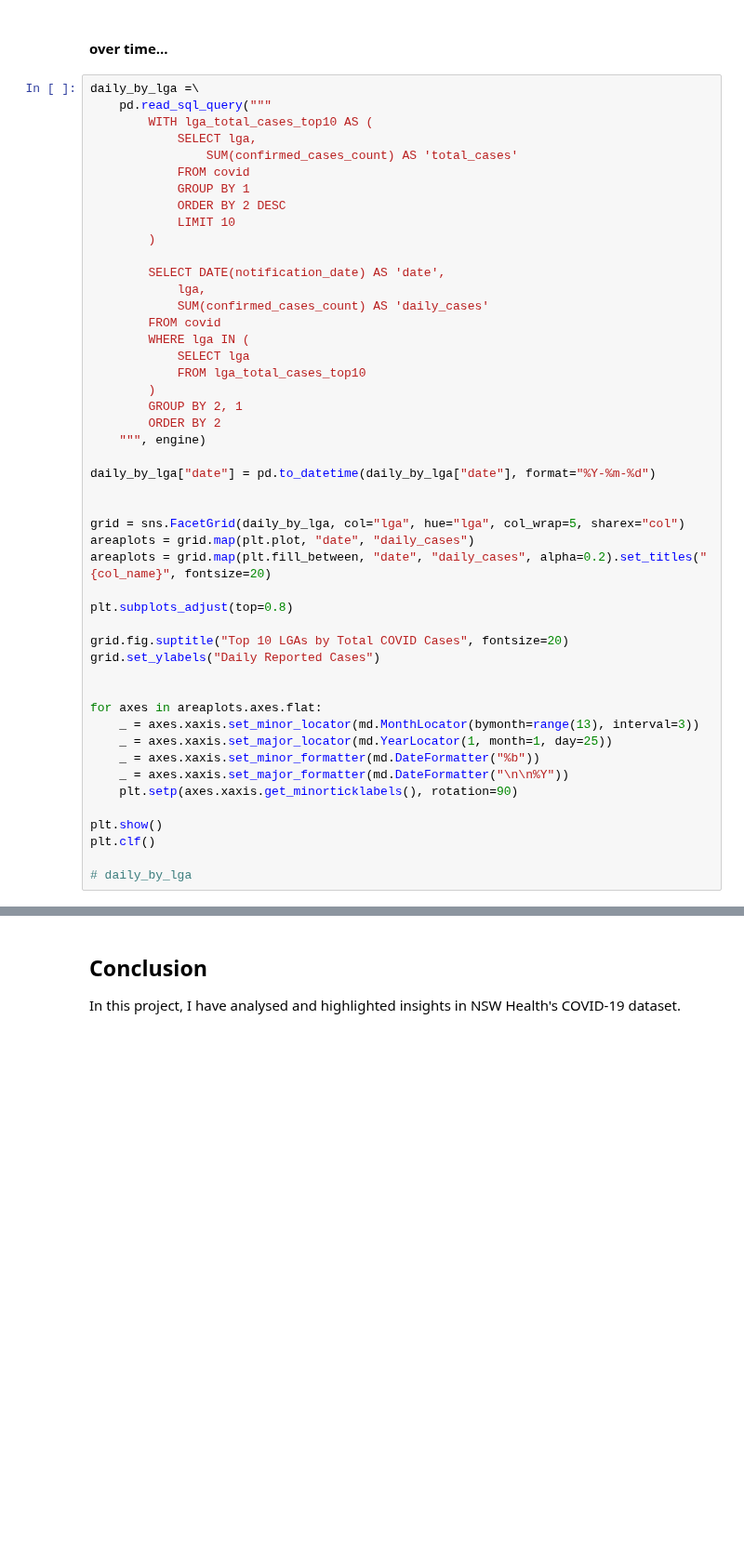
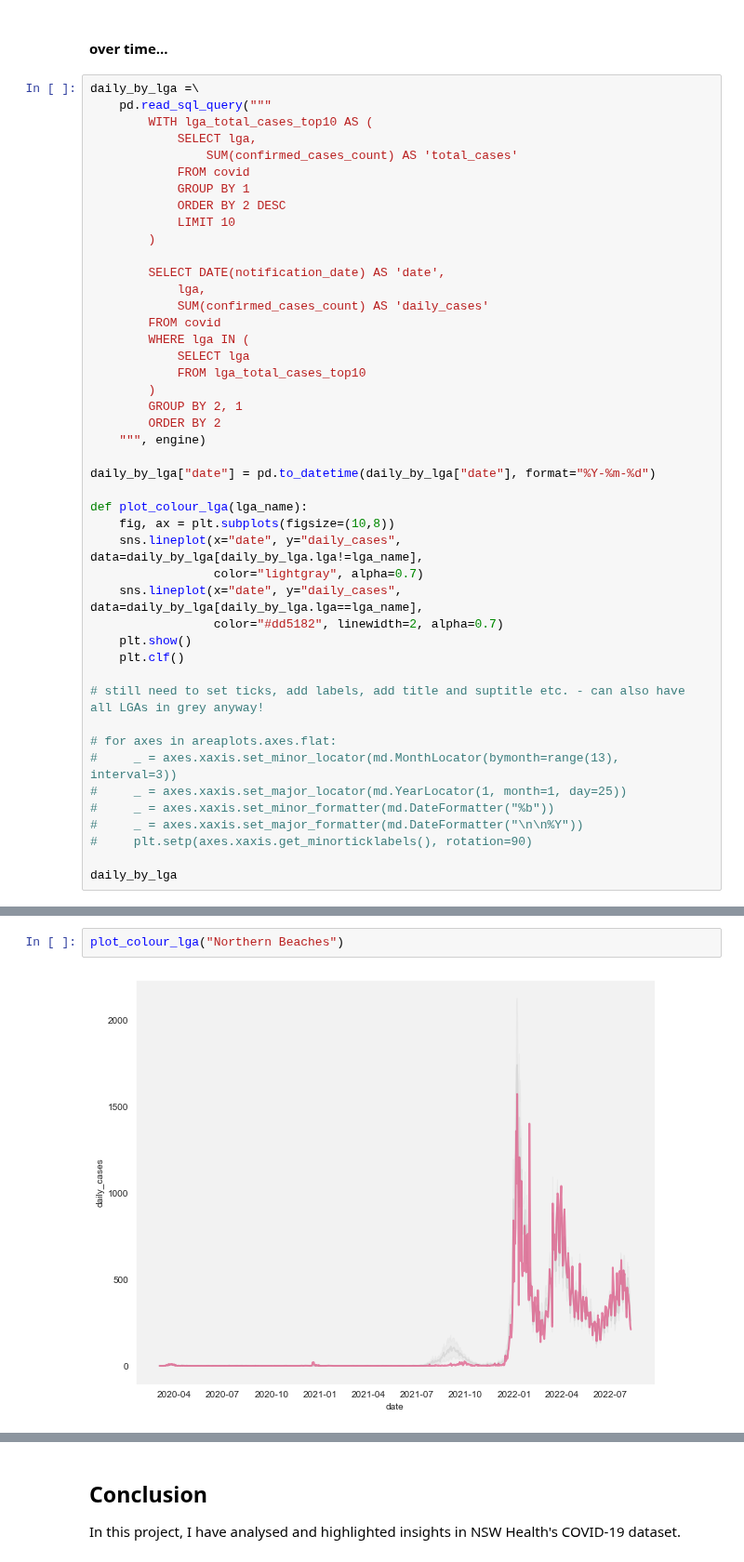
Before and after one commit to henrylin03/covid-nsw, a Jupyter notebook: covid-nsw.ipynb, the cells around one changed output, grey strips where cells are left out. Shown at 93% size. Cells and saved outputs as stored; diff of their text form; blank space fills up the shorter version.

Commit message:
add lineplot to compare single LGA, colouring it differently to others and ensuring it is at the front

```diff
--- a/covid-nsw.ipynb
+++ b/covid-nsw.ipynb
@@ -643,26 +643,23 @@ daily_by_lga =\
 
 daily_by_lga["date"] = pd.to_datetime(daily_by_lga["date"], format="%Y-%m-%d")
 
+def plot_colour_lga(lga_name):
+    fig, ax = plt.subplots(figsize=(10,8))
+    sns.lineplot(x="date", y="daily_cases", data=daily_by_lga[daily_by_lga.lga!=lga_name],
+                 color="lightgray", alpha=0.7)
+    sns.lineplot(x="date", y="daily_cases", data=daily_by_lga[daily_by_lga.lga==lga_name],
+                 color="#dd5182", linewidth=2, alpha=0.7)
+    plt.show()
+    plt.clf()
 
-grid = sns.FacetGrid(daily_by_lga, col="lga", hue="lga", col_wrap=5, sharex="col")
-areaplots = grid.map(plt.plot, "date", "daily_cases")
-areaplots = grid.map(plt.fill_between, "date", "daily_cases", alpha=0.2).set_titles("{col_name}", fontsize=20)
+# still need to set ticks, add labels, add title and suptitle etc. - can also have all LGAs in grey anyway!
 
-plt.subplots_adjust(top=0.8)
+# for axes in areaplots.axes.flat:
+#     _ = axes.xaxis.set_minor_locator(md.MonthLocator(bymonth=range(13), interval=3))
+#     _ = axes.xaxis.set_major_locator(md.YearLocator(1, month=1, day=25))
+#     _ = axes.xaxis.set_minor_formatter(md.DateFormatter("%b"))
+#     _ = axes.xaxis.set_major_formatter(md.DateFormatter("\n\n%Y"))
+#     plt.setp(axes.xaxis.get_minorticklabels(), rotation=90)
 
-grid.fig.suptitle("Top 10 LGAs by Total COVID Cases", fontsize=20)
-grid.set_ylabels("Daily Reported Cases")
-
-
-for axes in areaplots.axes.flat:
-    _ = axes.xaxis.set_minor_locator(md.MonthLocator(bymonth=range(13), interval=3))
-    _ = axes.xaxis.set_major_locator(md.YearLocator(1, month=1, day=25))
-    _ = axes.xaxis.set_minor_formatter(md.DateFormatter("%b"))
-    _ = axes.xaxis.set_major_formatter(md.DateFormatter("\n\n%Y"))
-    plt.setp(axes.xaxis.get_minorticklabels(), rotation=90)
-
-plt.show()
-plt.clf()
-
-# daily_by_lga
+daily_by_lga
 # %% [output]
@@ -670,0 +679,4 @@ plt.clf()
+# %%
+plot_colour_lga("Northern Beaches")
+# %% [output]
+[figure, added]
```
Also changed, not shown: parts of 2 cells of this notebook.
